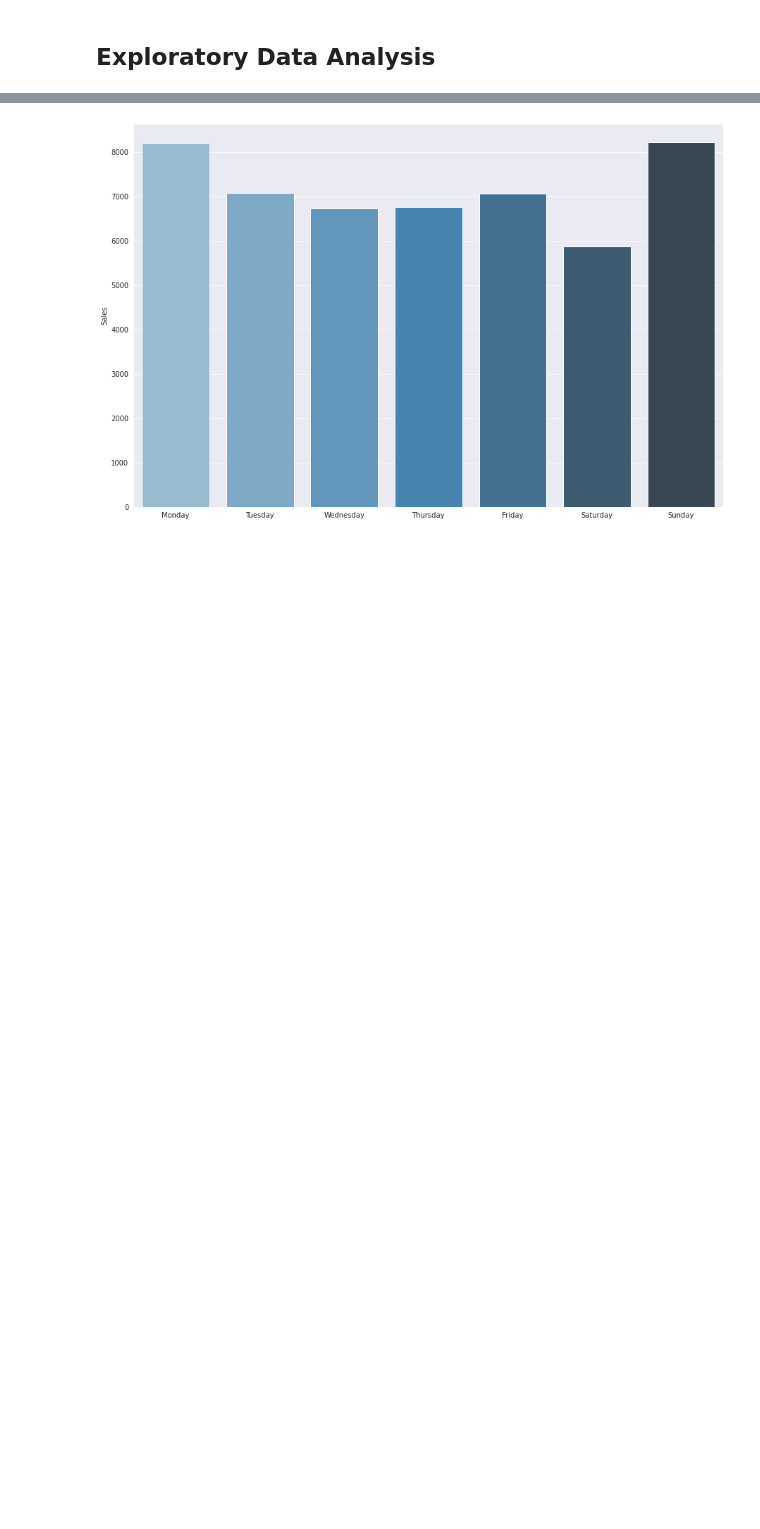
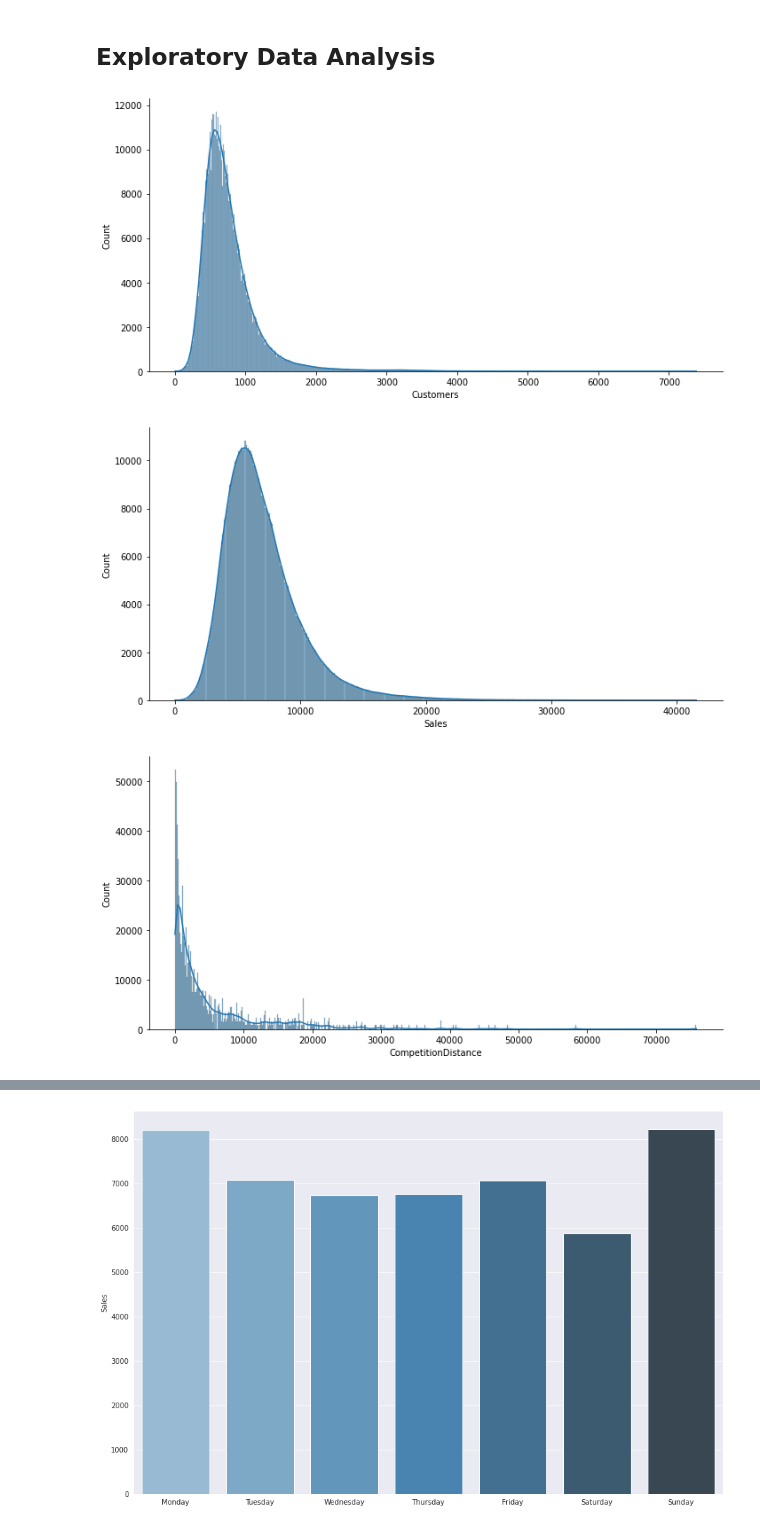
Before and after one commit to Adityasingh675/Supervised-ML-Regression, a Jupyter notebook: Rossmann_Sales_Prediction_Capstone_Project.ipynb, the cells around one changed output, grey strips where cells are left out. Drawn from its saved outputs; the diff is of its cells as text; code cells hidden in the pictures; blank space fills up the shorter version.

```diff
--- a/Rossmann_Sales_Prediction_Capstone_Project.ipynb
+++ b/Rossmann_Sales_Prediction_Capstone_Project.ipynb
@@ -525,3 +525,14 @@ rossmann_df_final
 The last three columns Month, Year, Day which I have added is purely for Exploratory Data Analysis purpose.
 # %% [markdown]
 ## Exploratory Data Analysis
+# %%
+# Columns to plot the distribution plots.
+displot_columns = ['Customers', 'Sales', 'CompetitionDistance', 'CompetitionOpenSinceMonth', 'CompetitionOpenSinceYear']
+
+# Loop to plot the distribution of various variables.
+for col in displot_columns:
+  sns.displot(data = rossmann_df_final[col], kde=True, height=5, aspect=2)
+# %% [output]
+[figure, added]
+[figure, added]
+[figure, added]
```
Also changed, not shown: parts of 36 cells of this notebook.
